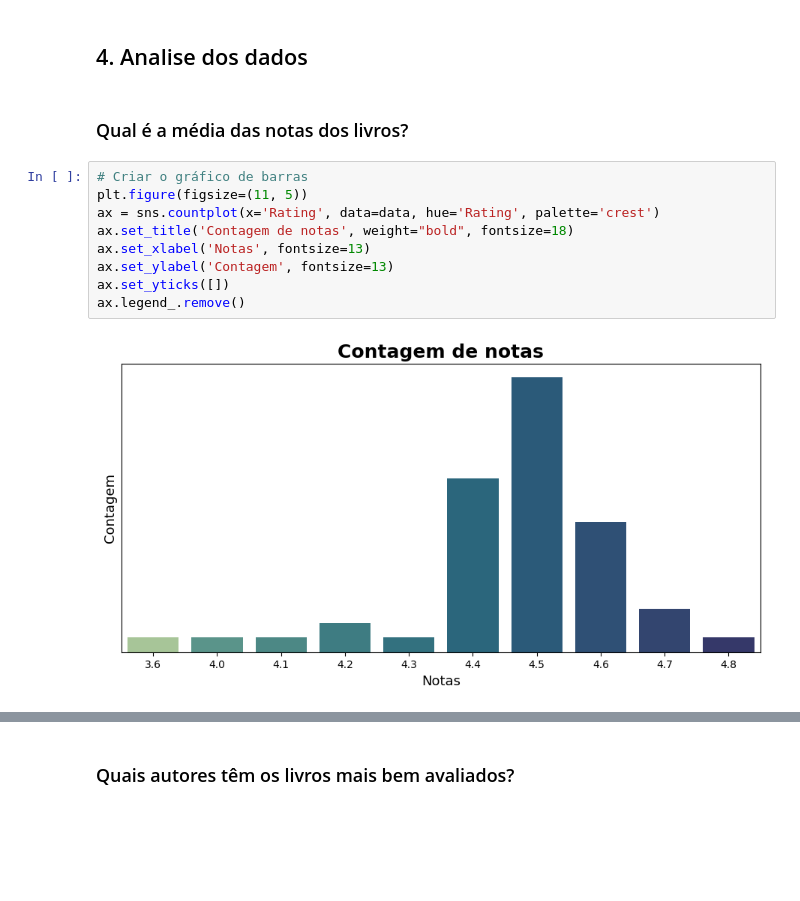
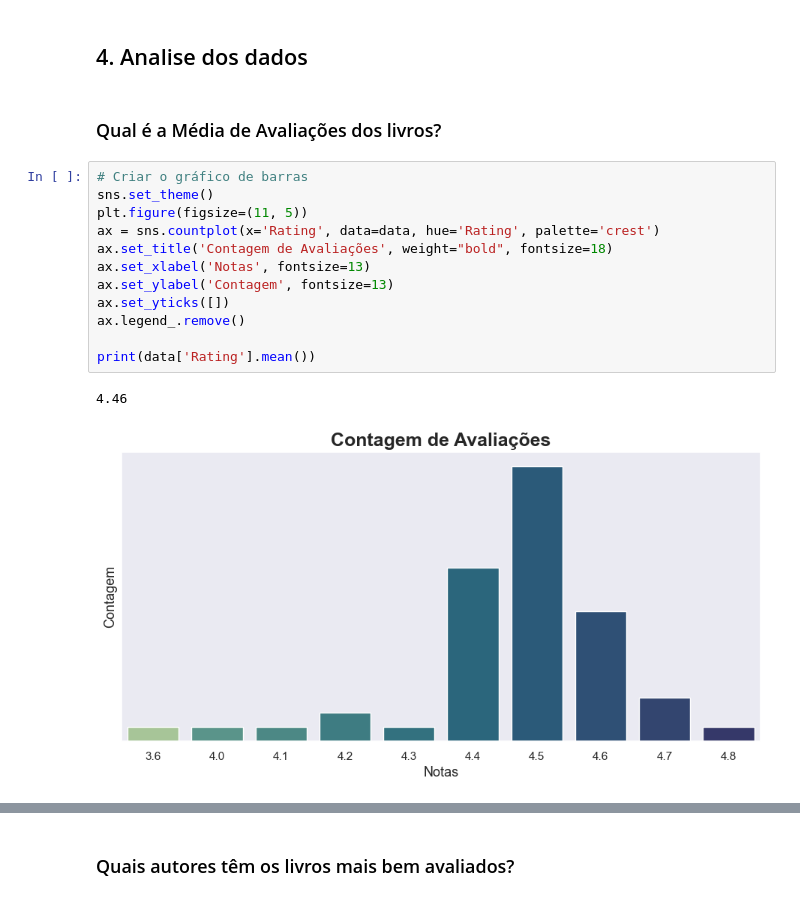
Before and after one commit to kellymartina/analise-amazon-bestselling-books, a Jupyter notebook: amazon-bestselling-books.ipynb, the cells around one changed output, grey strips where cells are left out. Saved outputs shown, nothing was run; the diff lists cells and outputs as text; blank space fills up the shorter version.

```diff
--- a/amazon-bestselling-books.ipynb
+++ b/amazon-bestselling-books.ipynb
@@ -54,15 +54,19 @@ data.head()
 # %% [markdown]
 ## 4. Analise dos dados
 # %% [markdown]
-### Qual é a média das notas dos livros?
+### Qual é a Média de Avaliações dos livros?
 # %%
 # Criar o gráfico de barras
+sns.set_theme()
 plt.figure(figsize=(11, 5))
 ax = sns.countplot(x='Rating', data=data, hue='Rating', palette='crest')
-ax.set_title('Contagem de notas', weight="bold", fontsize=18)
+ax.set_title('Contagem de Avaliações', weight="bold", fontsize=18)
 ax.set_xlabel('Notas', fontsize=13)
 ax.set_ylabel('Contagem', fontsize=13)
 ax.set_yticks([])
 ax.legend_.remove()
+
+print(data['Rating'].mean())
 # %% [output]
+4.46
-[figure, old version]
+[figure, new version]
```
Also changed, not shown: parts of 10 cells of this notebook.
